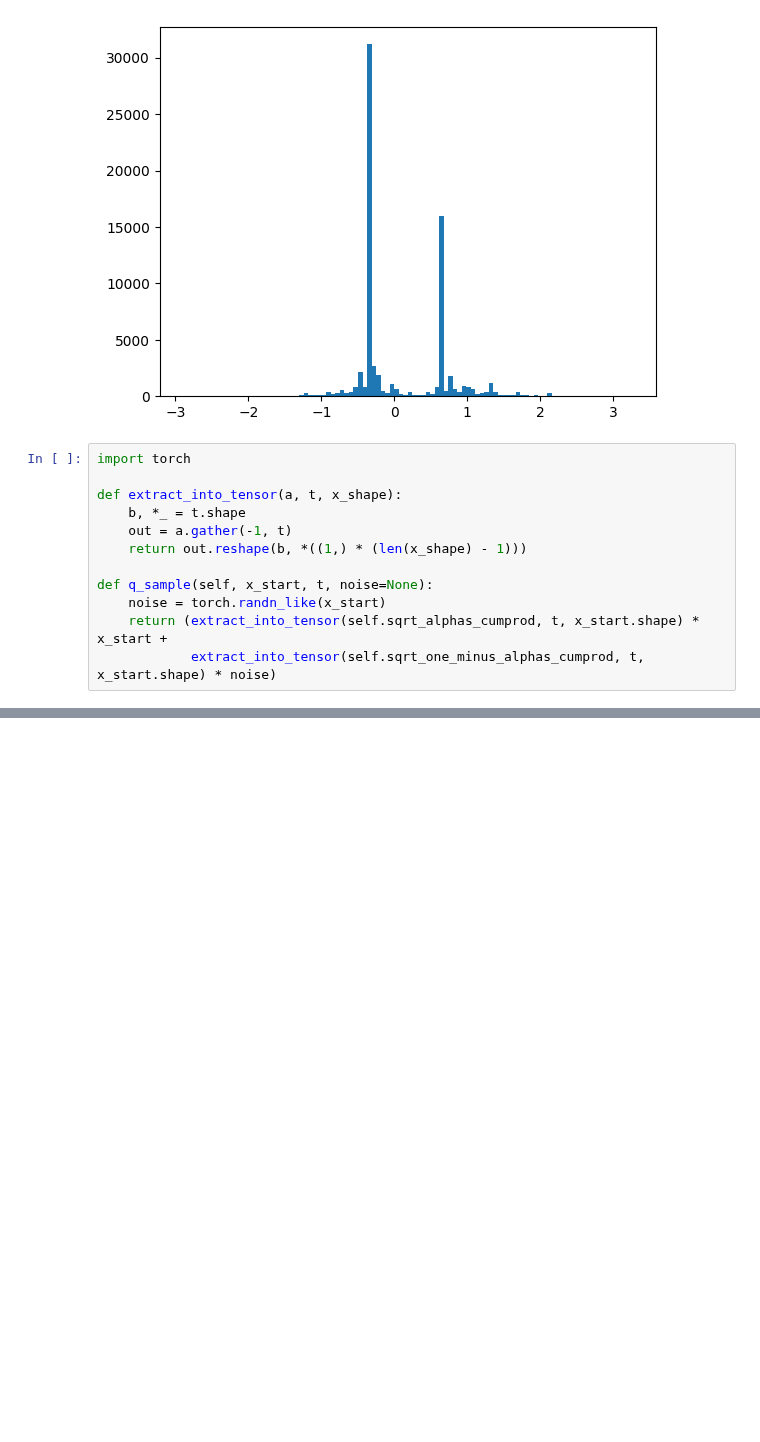
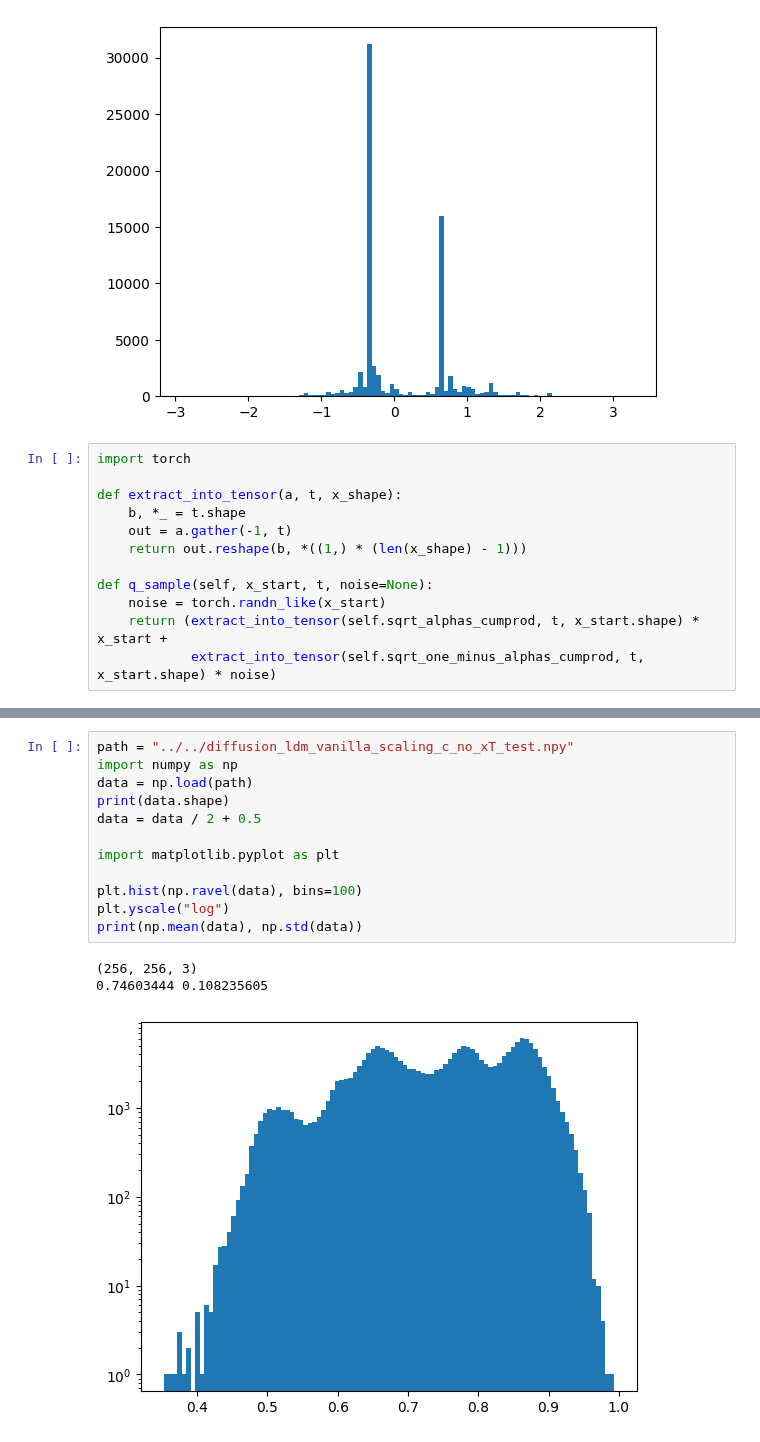
Before and after one commit to WeijieChen2017/SharkSeagrass, a Jupyter notebook: cold_diffusion/demo.ipynb, the cells around one changed output, grey strips where cells are left out. Cells and saved outputs as stored; diff of their text form; blank space fills up the shorter version.

```diff
--- a/cold_diffusion/demo.ipynb
+++ b/cold_diffusion/demo.ipynb
@@ -253,0 +269,16 @@ def q_sample(self, x_start, t, noise=None):
+# %%
+path = "../../diffusion_ldm_vanilla_scaling_c_no_xT_test.npy"
+import numpy as np
+data = np.load(path)
+print(data.shape)
+data = data / 2 + 0.5
+
+import matplotlib.pyplot as plt
+
+plt.hist(np.ravel(data), bins=100)
+plt.yscale("log")
+print(np.mean(data), np.std(data))
+# %% [output]
+(256, 256, 3)
+0.74603444 0.108235605
+[figure, added]
```
Also changed, not shown: parts of 8 cells of this notebook, 2 other files.
